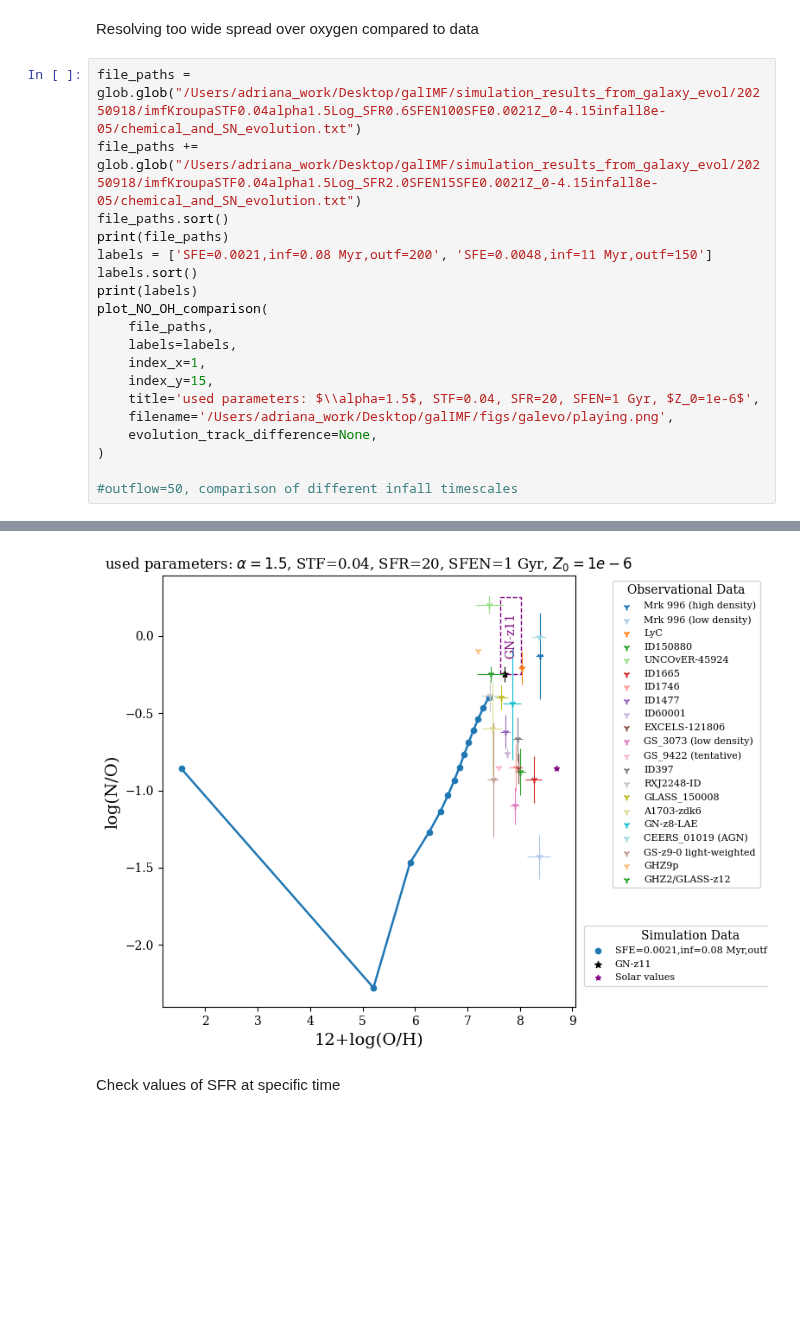
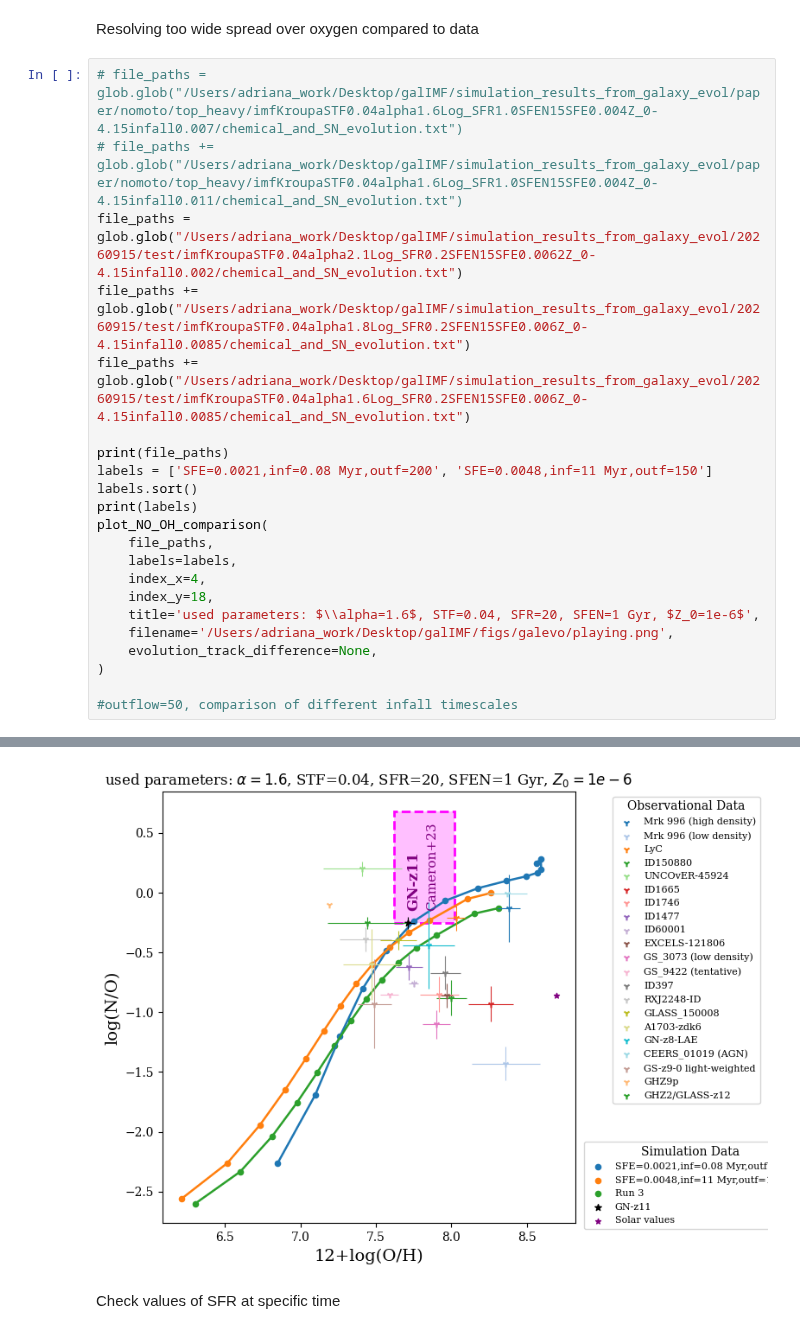
Before and after one commit to bshidvb/galIMF, a Jupyter notebook: plotting/plots_nitrogen_correct.ipynb, the cells around one changed output, grey strips where cells are left out. Drawn from its saved outputs; the diff is of its cells as text; blank space fills up the shorter version.

Commit message:
made new plots

```diff
--- a/plotting/plots_nitrogen_correct.ipynb
+++ b/plotting/plots_nitrogen_correct.ipynb
@@ -868,9 +868,12 @@ plot_NO_OH_comparison(
 # %% [markdown]
 Resolving too wide spread over oxygen compared to data
 # %%
-file_paths = glob.glob("/Users/adriana_work/Desktop/galIMF/simulation_results_from_galaxy_evol/20250918/imfKroupaSTF0.04alpha1.5Log_SFR0.6SFEN100SFE0.0021Z_0-4.15infall8e-05/chemical_and_SN_evolution.txt")
-file_paths += glob.glob("/Users/adriana_work/Desktop/galIMF/simulation_results_from_galaxy_evol/20250918/imfKroupaSTF0.04alpha1.5Log_SFR2.0SFEN15SFE0.0021Z_0-4.15infall8e-05/chemical_and_SN_evolution.txt")
-file_paths.sort()
+# file_paths = glob.glob("/Users/adriana_work/Desktop/galIMF/simulation_results_from_galaxy_evol/paper/nomoto/top_heavy/imfKroupaSTF0.04alpha1.6Log_SFR1.0SFEN15SFE0.004Z_0-4.15infall0.007/chemical_and_SN_evolution.txt")
+# file_paths += glob.glob("/Users/adriana_work/Desktop/galIMF/simulation_results_from_galaxy_evol/paper/nomoto/top_heavy/imfKroupaSTF0.04alpha1.6Log_SFR1.0SFEN15SFE0.004Z_0-4.15infall0.011/chemical_and_SN_evolution.txt")
+file_paths = glob.glob("/Users/adriana_work/Desktop/galIMF/simulation_results_from_galaxy_evol/20260915/test/imfKroupaSTF0.04alpha2.1Log_SFR0.2SFEN15SFE0.0062Z_0-4.15infall0.002/chemical_and_SN_evolution.txt")
+file_paths += glob.glob("/Users/adriana_work/Desktop/galIMF/simulation_results_from_galaxy_evol/20260915/test/imfKroupaSTF0.04alpha1.8Log_SFR0.2SFEN15SFE0.006Z_0-4.15infall0.0085/chemical_and_SN_evolution.txt")
+file_paths += glob.glob("/Users/adriana_work/Desktop/galIMF/simulation_results_from_galaxy_evol/20260915/test/imfKroupaSTF0.04alpha1.6Log_SFR0.2SFEN15SFE0.006Z_0-4.15infall0.0085/chemical_and_SN_evolution.txt")
+
 print(file_paths)
 labels = ['SFE=0.0021,inf=0.08 Myr,outf=200', 'SFE=0.0048,inf=11 Myr,outf=150']
 labels.sort()
@@ -878,9 +881,9 @@ print(labels)
 plot_NO_OH_comparison(
     file_paths,
     labels=labels,
-    index_x=1,
-    index_y=15,
-    title='used parameters: $\\alpha=1.5$, STF=0.04, SFR=20, SFEN=1 Gyr, $Z_0=1e-6$',
+    index_x=4,
+    index_y=18,
+    title='used parameters: $\\alpha=1.6$, STF=0.04, SFR=20, SFEN=1 Gyr, $Z_0=1e-6$',
     filename='/Users/adriana_work/Desktop/galIMF/figs/galevo/playing.png',
     evolution_track_difference=None,
 )
@@ -891,5 +894,5 @@ plot_NO_OH_comparison(
 ['SFE=0.0021,inf=0.08 Myr,outf=200', 'SFE=0.0048,inf=11 Myr,outf=150']
-[figure, old version]
+[figure, new version]
 # %% [markdown]
 Check values of SFR at specific time
 # %%
```
Also changed, not shown: parts of 1 cell of this notebook, 2 other files.
